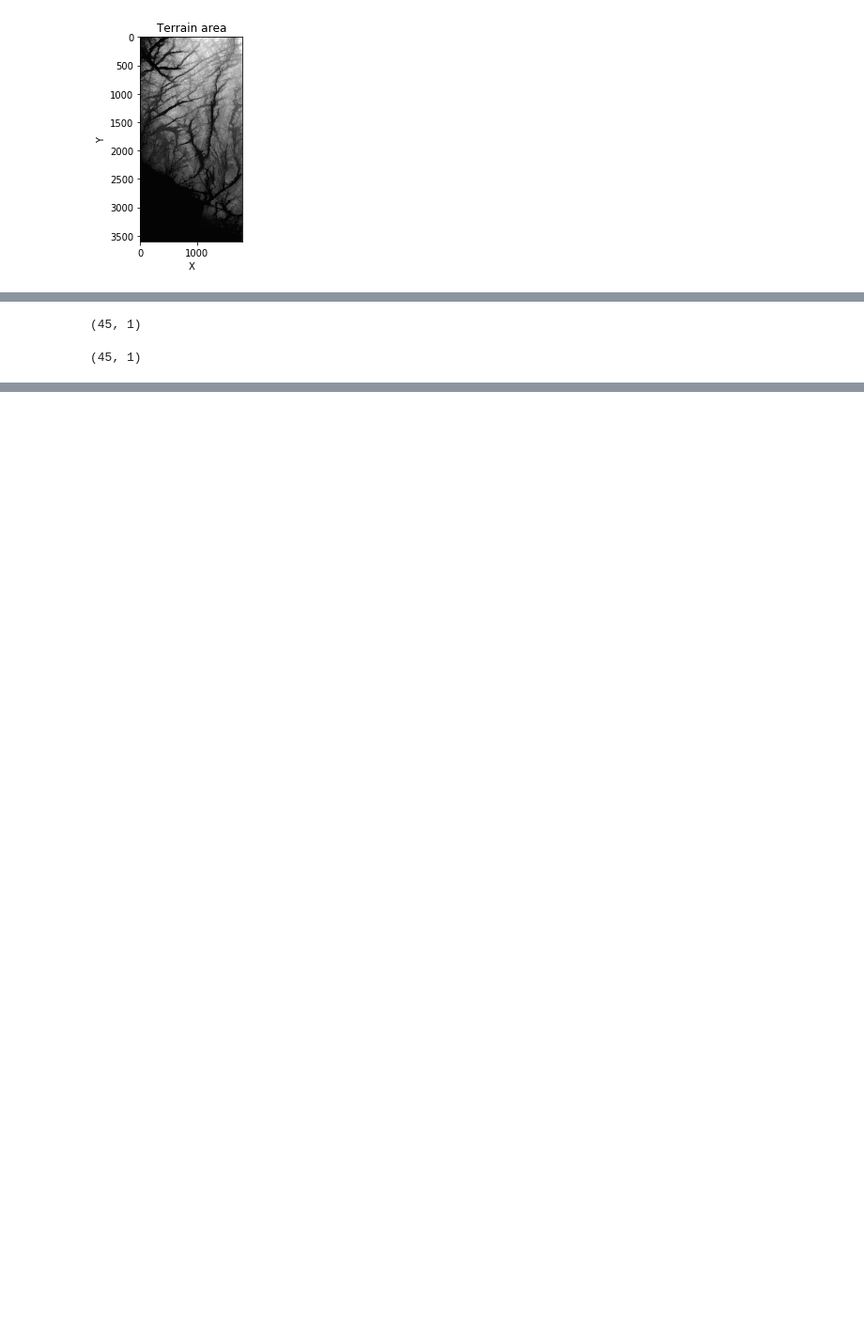
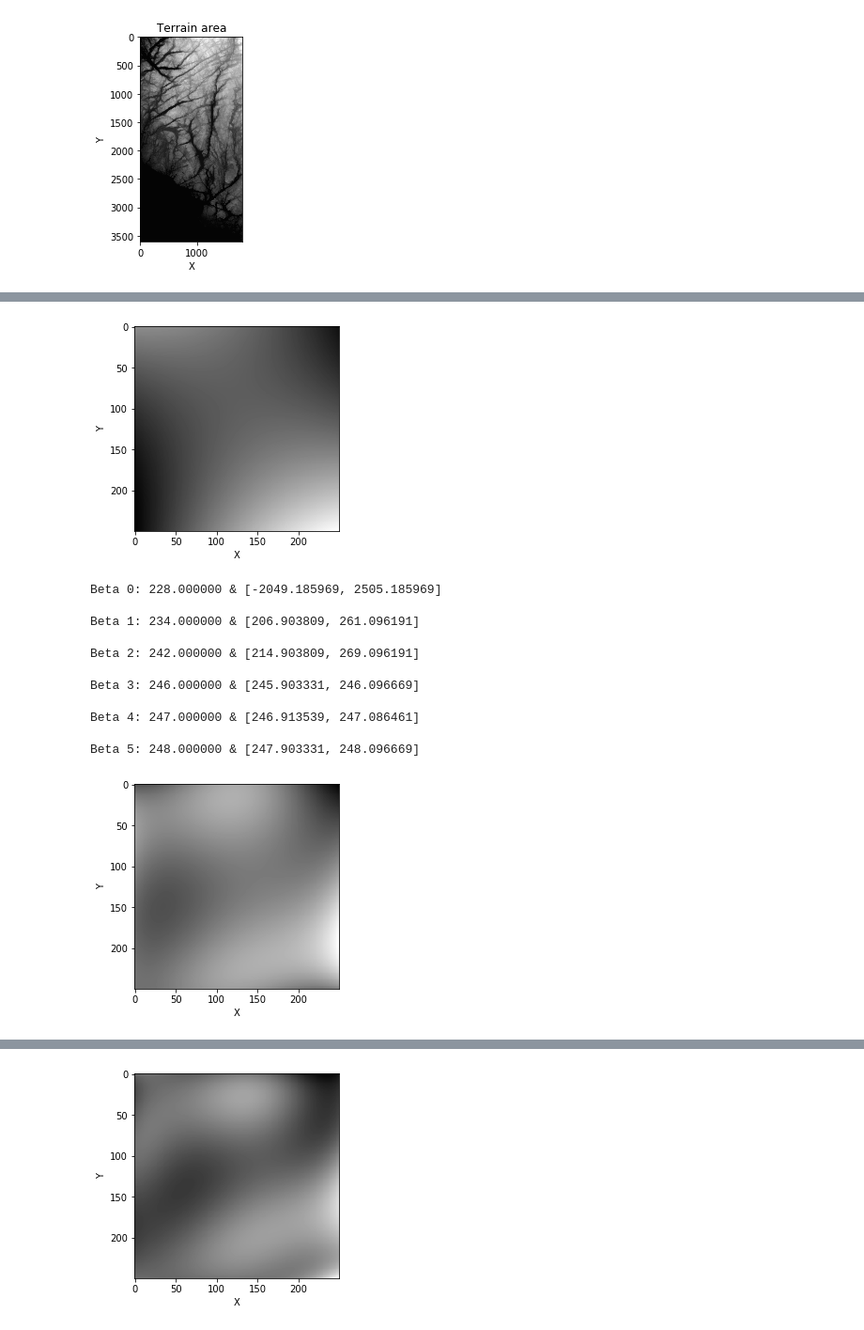
Before and after one commit to Liang521Bo/FYS3150-4150, a Jupyter notebook: Project 1/trashcode/Project 1 Liang Jia 6.ipynb, the cells around one changed output, grey strips where cells are left out. Shown at 94% size. Cells and saved outputs as stored; diff of their text form; code cells hidden in the pictures; blank space fills up the shorter version.

```diff
--- a/Project 1/trashcode/Project 1 Liang Jia 6.ipynb
+++ b/Project 1/trashcode/Project 1 Liang Jia 6.ipynb
@@ -245,13 +310,0 @@ Round:  9
-# %%
-# Try the ridge-method with degree=d, l = 0.0001
-d = 8
-#l = 0.0001
-beta_ridge = RidgeRegression(xt, yt, zt, degree=d)
-
-M_ = np.c_[xt, yt]
-poly = PolynomialFeatures(d)
-M = poly.fit_transform(M_)
-z_predict = M.dot(beta_ridge)
-
-T = np.zeros([num_rows, num_cols])
-index = 0
@@ -271,8 +311,53 @@ plt.show()
-# %%
-beta.shape
-# %% [output]
-(45, 1)
-# %%
-beta_ridge.shape
-# %% [output]
-(45, 1)
+# %%
+degree = [2, 4, 6, 8]
+
+for d in degree:
+    beta = RidgeRegression(xt, yt, zt, degree=d)
+
+    M_ = np.c_[xt, yt]
+    poly = PolynomialFeatures(d)
+    M = poly.fit_transform(M_)
+    z_predict = M.dot(beta)
+
+
+    T = np.zeros([num_rows, num_cols])
+    index = 0
+    # create matrix for imshow
+    for i in range(0, num_rows):
+        for j in range(0, num_cols):
+            T[i, j] = (z_predict[index])
+            index += 1
+    plt.figure()
+    plt.imshow(T, cmap='gray')
+    plt.xlabel('X')
+    plt.ylabel('Y')
+    plt.show()
+
+
+    z_test = np.zeros(zt.shape[0])
+    for i in range(zt.shape[0]):
+        z_test[i] = zt[i][0]
+
+    beta_test = np.zeros(beta.shape[0])
+    for i in range(beta.shape[0]):
+        beta_test[i] = zt[i][0]
+
+
+    conf1, conf2 = betaCI_OLS(z_test, beta_test, M)
+    #print(conf2.shape)
+    for i in range(len(conf1)):
+        print('Beta {0}: {1:5f} & [{2:5f}, {3:5f}] \n'.format(i, beta_test[i], conf1[i], conf2[i]))
+# %% [output]
+[figure, added]
+Beta 0: 228.000000 & [-2049.185969, 2505.185969]
+
+Beta 1: 234.000000 & [206.903809, 261.096191]
+
+Beta 2: 242.000000 & [214.903809, 269.096191]
+
+Beta 3: 246.000000 & [245.903331, 246.096669]
+
+Beta 4: 247.000000 & [246.913539, 247.086461]
+
+Beta 5: 248.000000 & [247.903331, 248.096669]
+[figure, added]
@@ -278,0 +381 @@ beta_ridge.shape
+[figure, added]
```
Also changed, not shown: parts of 14 cells of this notebook, 25 other files.
